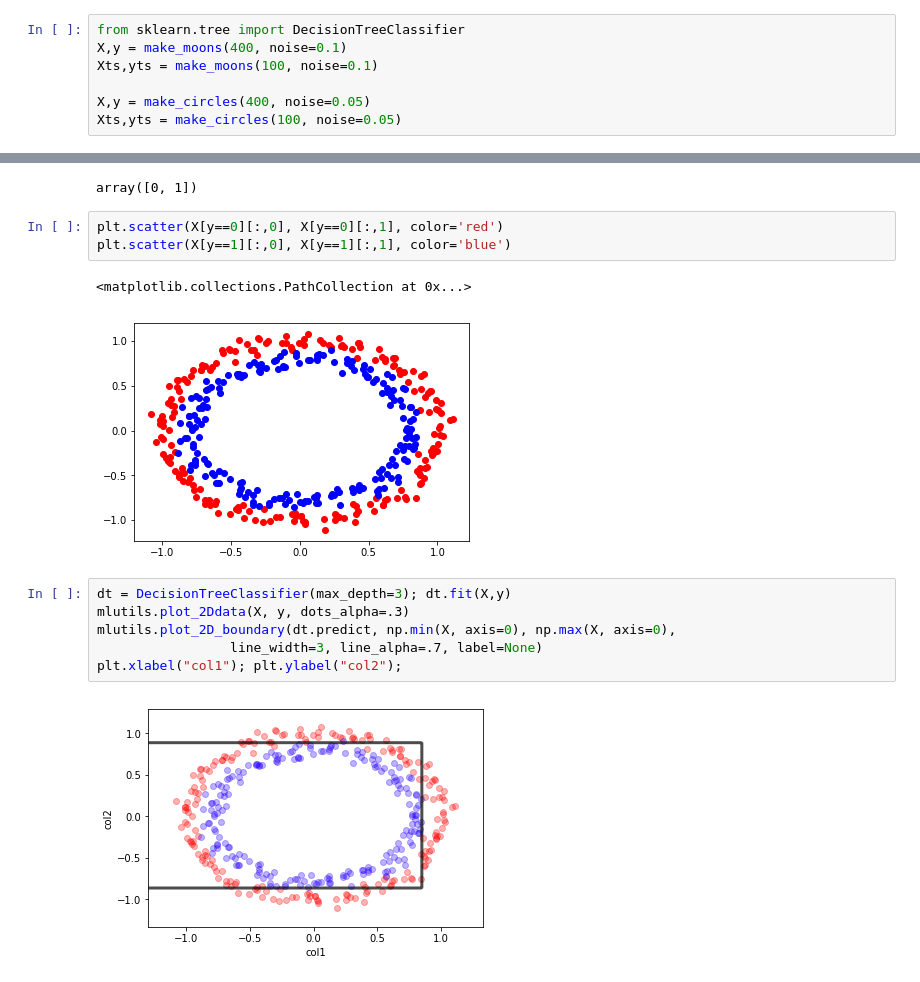
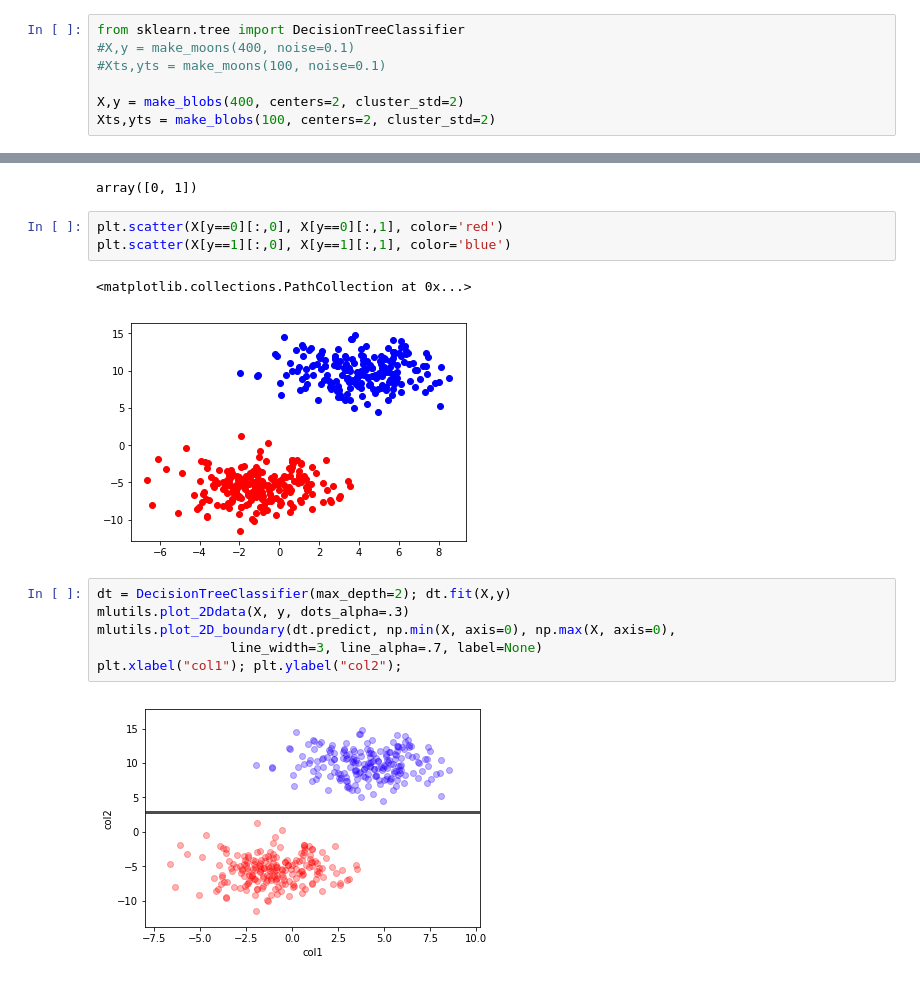
Before and after one commit to sivico26/ML-biocomp, a Jupyter notebook: notebooks/lectures/lect3-models.ipynb, the cells around one changed output, grey strips where cells are left out. Cells and saved outputs as stored; diff of their text form.

```diff
--- a/notebooks/lectures/lect3-models.ipynb
+++ b/notebooks/lectures/lect3-models.ipynb
@@ -8,10 +92,10 @@ from IPython.display import Image
 # %%
 from sklearn.tree import DecisionTreeClassifier
-X,y = make_moons(400, noise=0.1)
-Xts,yts = make_moons(100, noise=0.1)
+#X,y = make_moons(400, noise=0.1)
+#Xts,yts = make_moons(100, noise=0.1)
 
-X,y = make_circles(400, noise=0.05)
-Xts,yts = make_circles(100, noise=0.05)
+X,y = make_blobs(400, centers=2, cluster_std=2)
+Xts,yts = make_blobs(100, centers=2, cluster_std=2)
 # %%
 X.shape, y.shape
 # %% [output]
@@ -25,13 +109,13 @@ plt.scatter(X[y==0][:,0], X[y==0][:,1], color='red')
 plt.scatter(X[y==1][:,0], X[y==1][:,1], color='blue')
 # %% [output]
 <matplotlib.collections.PathCollection at 0x...>
-[figure, old version]
+[figure, new version]
 # %%
-dt = DecisionTreeClassifier(max_depth=3); dt.fit(X,y)
+dt = DecisionTreeClassifier(max_depth=2); dt.fit(X,y)
 mlutils.plot_2Ddata(X, y, dots_alpha=.3)
 mlutils.plot_2D_boundary(dt.predict, np.min(X, axis=0), np.max(X, axis=0),
                  line_width=3, line_alpha=.7, label=None)
 plt.xlabel("col1"); plt.ylabel("col2");
 # %% [output]
-[figure, old version]
+[figure, new version]
 # %%
```
Also changed, not shown: parts of 43 cells of this notebook, 6 other files.
